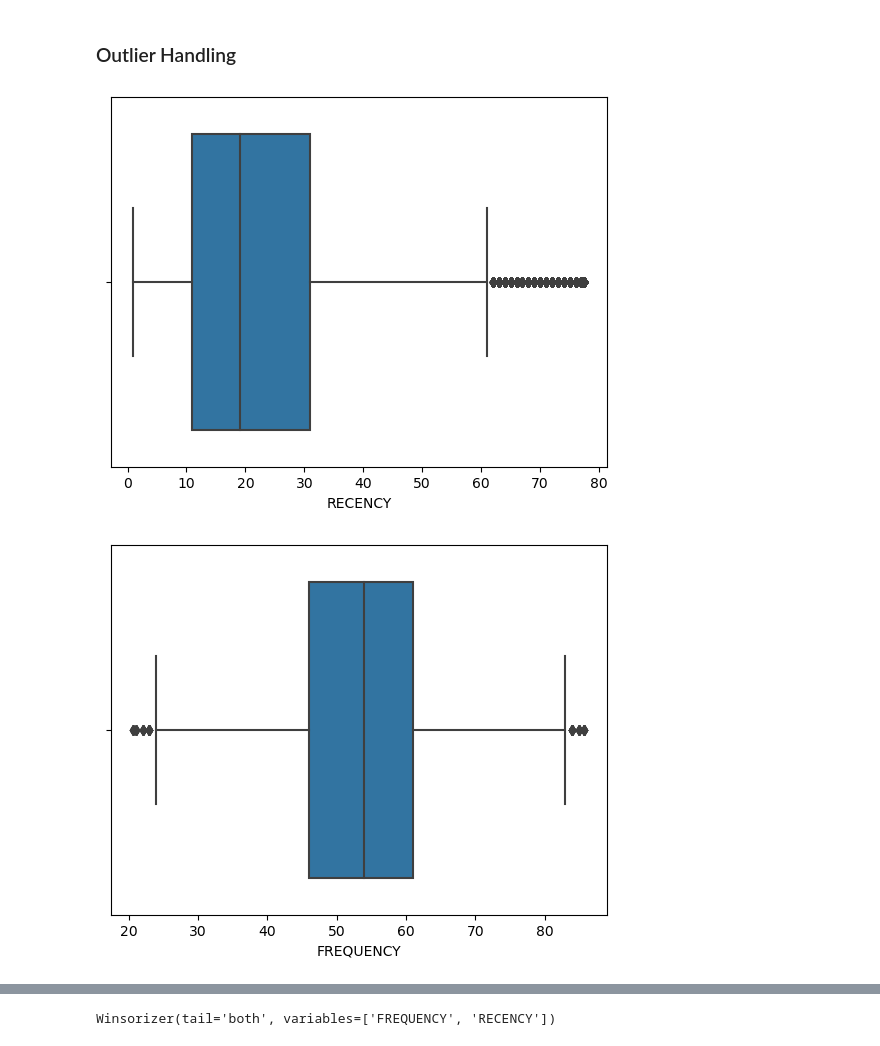
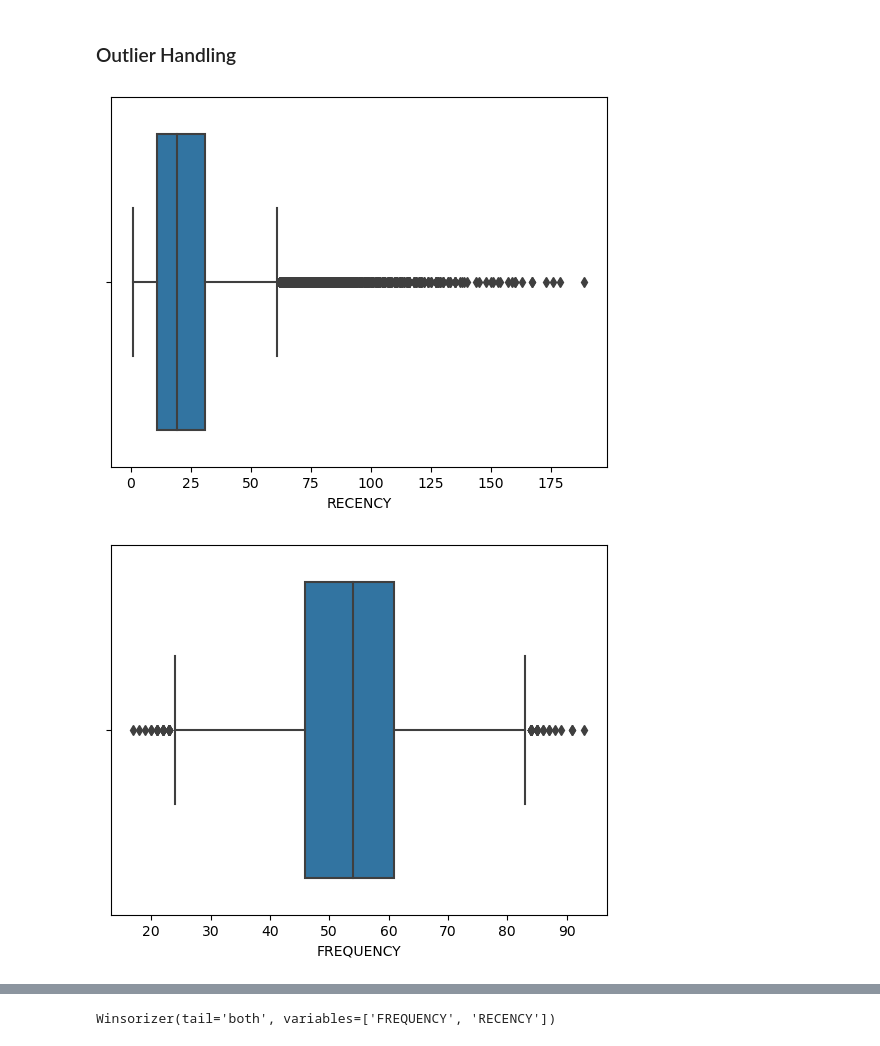
Before and after one commit to R-otato/Tasty_Insights, a Jupyter notebook: Test.ipynb, the cells around one changed output, grey strips where cells are left out. Drawn from its saved outputs; the diff is of its cells as text; code cells hidden in the pictures.

```diff
--- a/Test.ipynb
+++ b/Test.ipynb
@@ -431,9 +434,9 @@ final_df['Days_To_Next_Order']=(final_df['MAX_ORDER_TS']-final_df['ORDER_TS']).d
 num_cols=final_df.select_dtypes(exclude=['object','datetime64[ns]']).columns.drop('CUSTOMER_ID')
 # %%
 for i in num_cols:
-    sns.boxplot(data=final_df,x=final_df_win[i])
+    sns.boxplot(data=final_df,x=final_df[i])
     plt.show()
 # %% [output]
-[figure, old version]
+[figure, new version]
-[figure, old version]
+[figure, new version]
 [figure]
```
Also changed, not shown: parts of 55 cells of this notebook, 1 other file.
